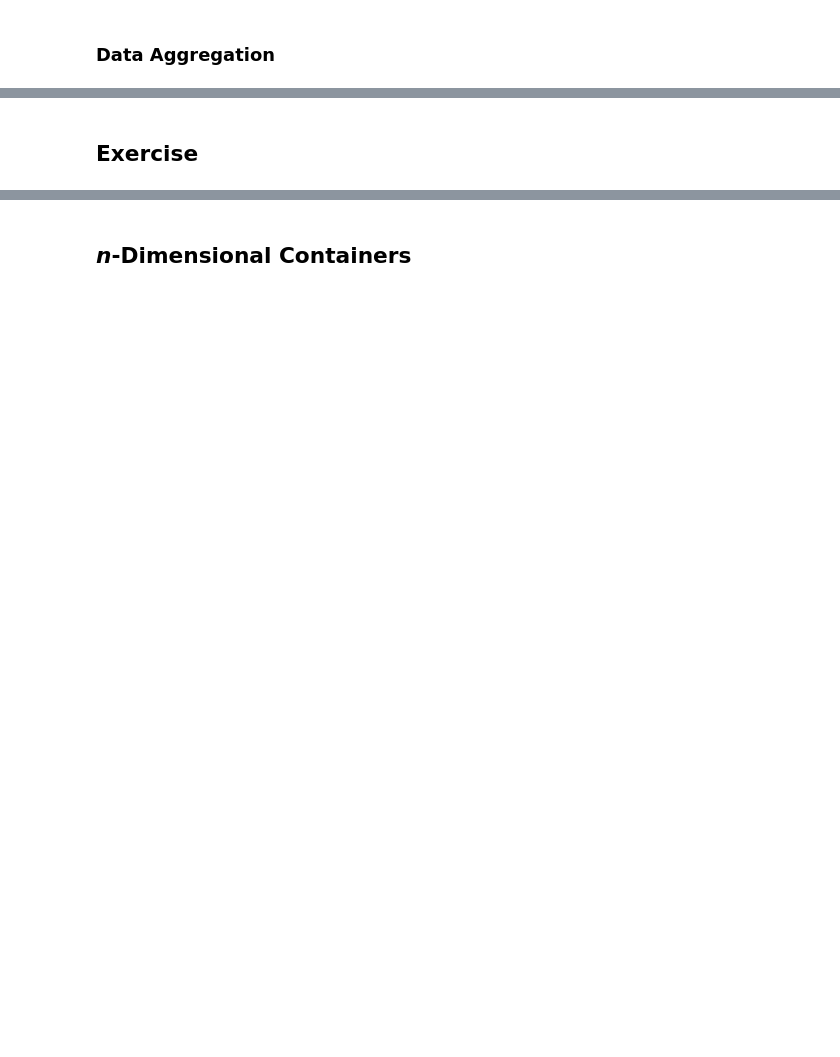
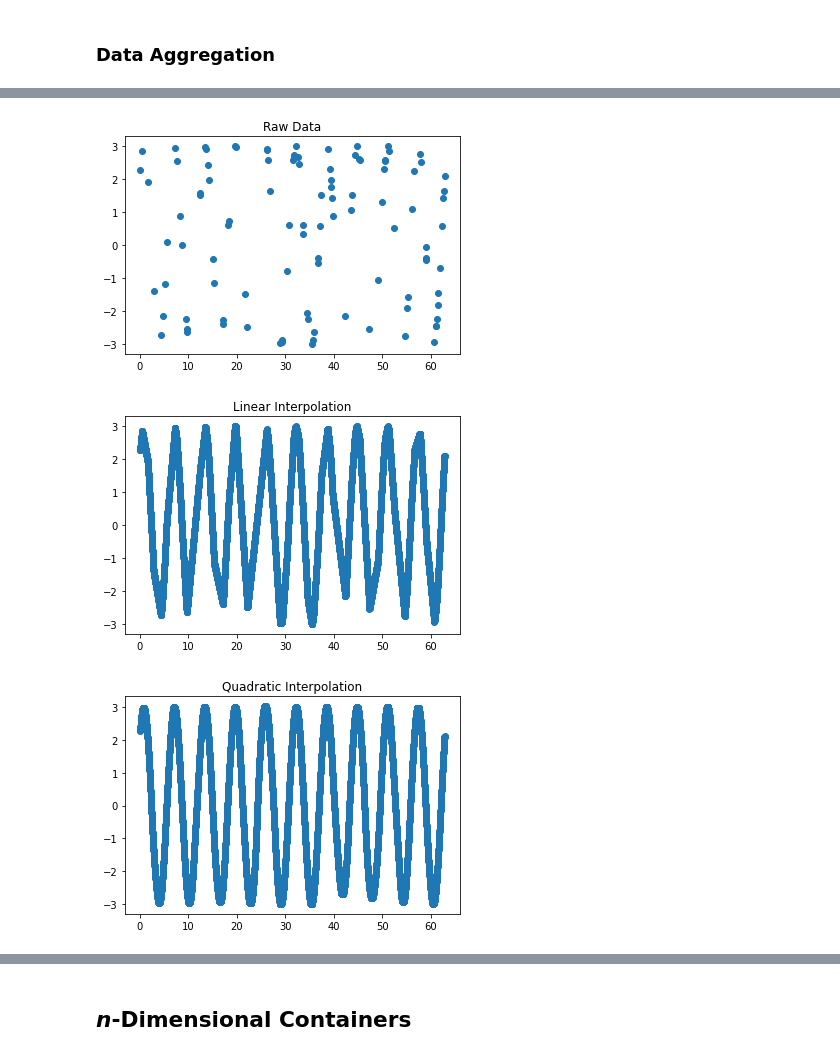
Before and after one commit to sagol-python-for-neuroscientists/textbook-public, a Jupyter notebook: source/classes/class_6/class_6.ipynb, the cells around one changed output, grey strips where cells are left out. Drawn from its saved outputs; the diff is of its cells as text; code cells hidden in the pictures; blank space fills up the shorter version.

```diff
--- a/source/classes/class_6/class_6.ipynb
+++ b/source/classes/class_6/class_6.ipynb
@@ -1203,2 +593,33 @@ states.median(level='day')
-# %% [markdown]
-## Exercise
+# %%
+import matplotlib.pyplot as plt
+from myst_nb import glue
+
+n_cycles = 10
+n_samples = 10000
+amplitude = 3
+phase = np.pi / 4
+end = 2 * np.pi * n_cycles
+x = np.linspace(0, end, num=n_samples)
+y = amplitude * np.sin(x + phase)
+
+chosen_idx = np.random.choice(n_samples, size=100, replace=False)
+data = pd.DataFrame(np.nan, index=x, columns=['raw'])
+data.iloc[chosen_idx, 0] = y[chosen_idx]
+
+# plotting
+fig1, ax1 = plt.subplots()
+ax1.set_title('Raw Data')
+data.raw.plot(marker='o', ax=ax1)
+data['lin_inter'] = data.raw.interpolate(method='index')
+fig2, ax2 = plt.subplots()
+ax2.set_title('Linear Interpolation')
+data.lin_inter.plot(marker='o', ax=ax2)
+data['quad_inter'] = data.raw.interpolate(method='quadratic')
+fig3, ax3 = plt.subplots()
+ax3.set_title('Quadratic Interpolation')
+data.quad_inter.plot(marker='o', ax=ax3)
+
+glue("fig1", fig1, display=False)
+glue("fig2", fig2, display=False)
+glue("fig3", fig3, display=False)
+# %% [output]
@@ -1205 +629,4 @@ states.median(level='day')
+[figure, added]
+[figure, added]
+[figure, added]
 # %% [markdown]
```
Also changed, not shown: parts of 136 cells of this notebook.
